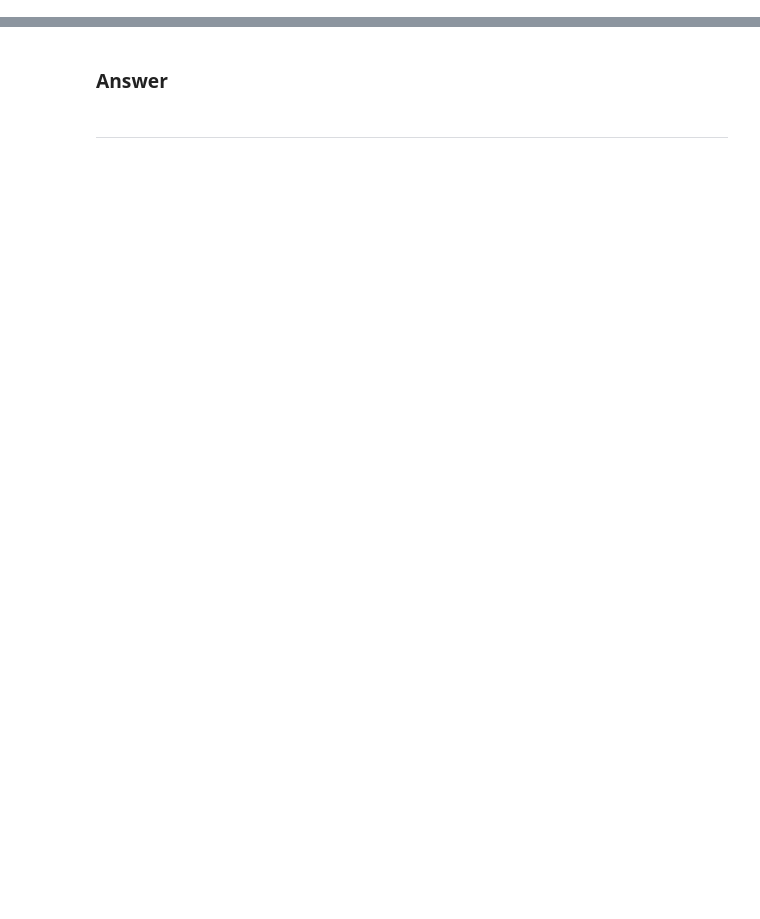
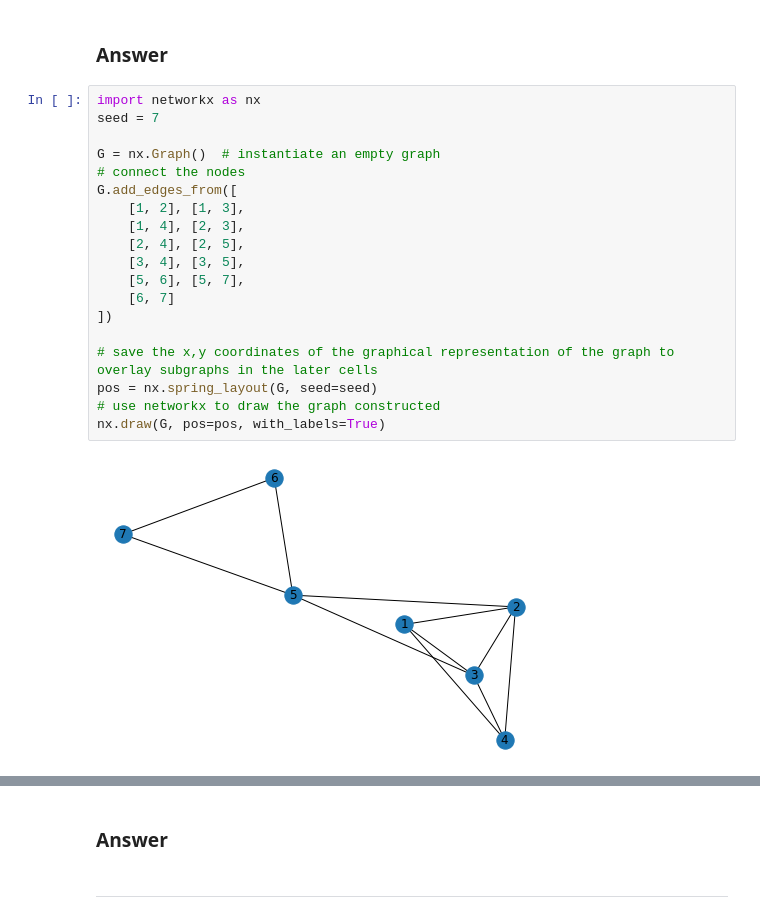
Before and after one commit to ribbas/grad_courses, a Jupyter notebook: 601.621_foundations_of_algorithms/assn/07/07.ipynb, the cells around one changed output, grey strips where cells are left out. Drawn from its saved outputs; the diff is of its cells as text; blank space fills up the shorter version.

```diff
--- a/601.621_foundations_of_algorithms/assn/07/07.ipynb
+++ b/601.621_foundations_of_algorithms/assn/07/07.ipynb
@@ -22,0 +15,23 @@ def postorder(root):
+# %% [markdown]
+### Answer
+# %%
+import networkx as nx
+seed = 7
+
+G = nx.Graph()  # instantiate an empty graph
+# connect the nodes
+G.add_edges_from([
+    [1, 2], [1, 3],
+    [1, 4], [2, 3],
+    [2, 4], [2, 5],
+    [3, 4], [3, 5],
+    [5, 6], [5, 7],
+    [6, 7]
+])
+
+# save the x,y coordinates of the graphical representation of the graph to overlay subgraphs in the later cells
+pos = nx.spring_layout(G, seed=seed)
+# use networkx to draw the graph constructed
+nx.draw(G, pos=pos, with_labels=True)
+# %% [output]
+[figure, added]
```
Also changed, not shown: parts of 24 cells of this notebook, 1 other file.
